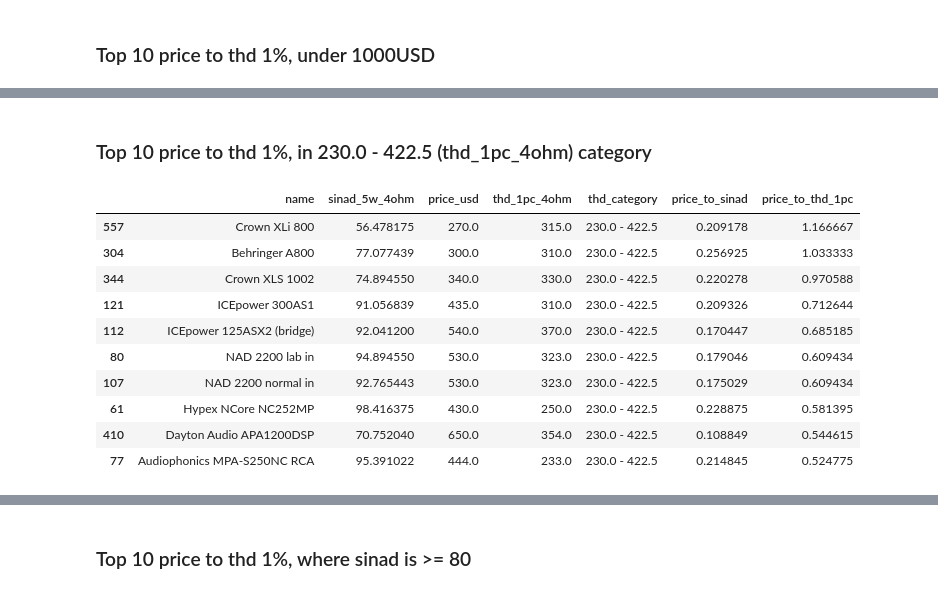
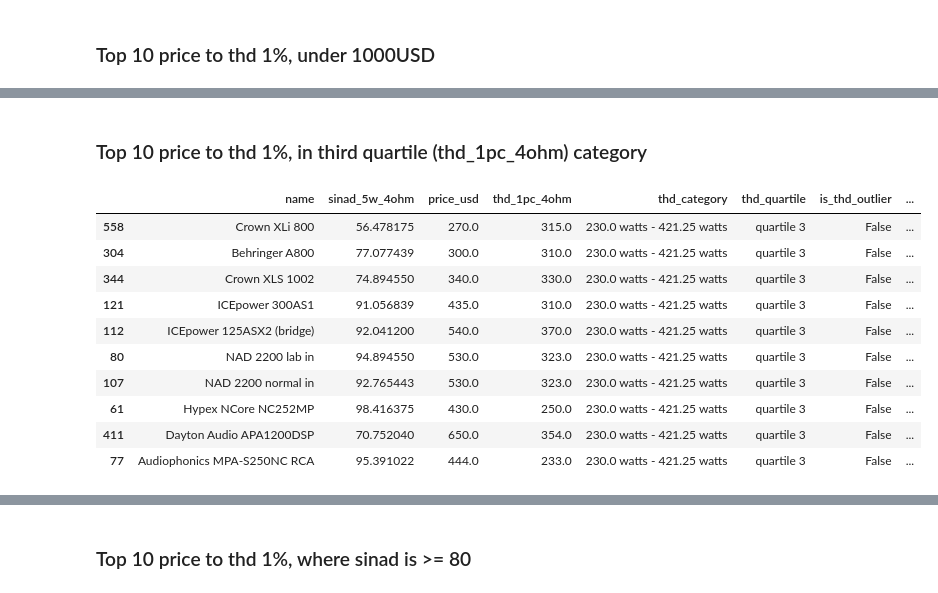
Before and after one commit to danielc92/hifi-analysis, a Jupyter notebook: parts analysis.ipynb, the cells around one changed output, grey strips where cells are left out. Saved outputs shown, nothing was run; the diff lists cells and outputs as text; code cells hidden in the pictures.

```diff
--- a/parts analysis.ipynb
+++ b/parts analysis.ipynb
@@ -61,15 +61,41 @@ describe
 first_quartile_thd_bound = describe.loc["25%", "thd_1pc_4ohm"]
 second_quartile_thd_bound = describe.loc["50%", "thd_1pc_4ohm"]
 third_quartile_thd_bound = describe.loc["75%", "thd_1pc_4ohm"]
+# %%
+# an outlier is any number less than or greater than .
+interquartile_range = third_quartile_thd_bound - first_quartile_thd_bound
+lower_bound_outlier = first_quartile_thd_bound - (1.5 * interquartile_range)
+upper_bound_outlier = third_quartile_thd_bound + (1.5 * interquartile_range)
+
+def is_thd_outlier(thd):
+    if thd > upper_bound_outlier or thd < lower_bound_outlier:
+        return True
+    return False
 # %%
+quartile_dict = {
+    "Q1": f"0 - {first_quartile_thd_bound} watts",
+    "Q2": f"{first_quartile_thd_bound} watts - {second_quartile_thd_bound} watts",
+    "Q3": f"{second_quartile_thd_bound} watts - {third_quartile_thd_bound} watts",
+    "Q4": f"{third_quartile_thd_bound} watts and above"
+}
+
 def parse_thd_category(thd):
     if (thd < first_quartile_thd_bound):
-        return f"0 - {first_quartile_thd_bound}"
+        return quartile_dict["Q1"]
     elif (thd < second_quartile_thd_bound):
-        return f"{first_quartile_thd_bound} - {second_quartile_thd_bound}"
+        return quartile_dict["Q2"]
     elif (thd < third_quartile_thd_bound):
-        return f"{second_quartile_thd_bound} - {third_quartile_thd_bound}"
-    return f"{third_quartile_thd_bound} and above"
+        return quartile_dict["Q3"]
+    return quartile_dict["Q4"]
+
+def parse_thd_category_as_quartile(thd):
+    if (thd < first_quartile_thd_bound):
+        return "quartile 1"
+    elif (thd < second_quartile_thd_bound):
+        return "quartile 2"
+    elif (thd < third_quartile_thd_bound):
+        return "quartile 3"
+    return "quartile 4"
 # %%
 def parse_usd(price):
     parsed = re.match("^\d+",  str(price))
@@ -96,6 +124,8 @@ data["price_usd"] = data["price_usd"].apply(parse_usd)
 data = data[data["price_usd"] > 0]
 # %%
 data["thd_category"] = data["thd_1pc_4ohm"].apply(parse_thd_category)
+data["thd_quartile"] = data["thd_1pc_4ohm"].apply(parse_thd_category_as_quartile)
+data["is_thd_outlier"] = data["thd_1pc_4ohm"].apply(is_thd_outlier)
 # %%
 data["price_to_sinad"] = data.apply(lambda x: x.sinad_5w_4ohm / x.price_usd, axis=1)
 data["price_to_thd_1pc"] = data.apply(lambda x: x.thd_1pc_4ohm / x.price_usd, axis=1)
@@ -283,18 +335,19 @@ data[
 # %% [markdown]
-### Top 10 price to thd 1%, in 230.0 - 422.5 (thd_1pc_4ohm) category
+### Top 10 price to thd 1%, in third quartile (thd_1pc_4ohm) category
 # %%
-data[
-    data["thd_category"] == "230.0 - 422.5"
+subset = data[
+    data["thd_quartile"] == "quartile 3"
 ].sort_values("price_to_thd_1pc", ascending=False).head(10)
+subset
 # %% [output]
-|  | name | sinad_5w_4ohm | price_usd | thd_1pc_4ohm | thd_category | price_to_sinad | price_to_thd_1pc |
-| 557 | Crown XLi 800 | 56.478175 | 270.0 | 315.0 | 230.0 - 422.5 | 0.209178 | 1.166667 |
-| 304 | Behringer A800 | 77.077439 | 300.0 | 310.0 | 230.0 - 422.5 | 0.256925 | 1.033333 |
-| 344 | Crown XLS 1002 | 74.894550 | 340.0 | 330.0 | 230.0 - 422.5 | 0.220278 | 0.970588 |
-| 121 | ICEpower 300AS1 | 91.056839 | 435.0 | 310.0 | 230.0 - 422.5 | 0.209326 | 0.712644 |
-| 112 | ICEpower 125ASX2 (bridge) | 92.041200 | 540.0 | 370.0 | 230.0 - 422.5 | 0.170447 | 0.685185 |
-| 80 | NAD 2200 lab in | 94.894550 | 530.0 | 323.0 | 230.0 - 422.5 | 0.179046 | 0.609434 |
-| 107 | NAD 2200 normal in | 92.765443 | 530.0 | 323.0 | 230.0 - 422.5 | 0.175029 | 0.609434 |
-| 61 | Hypex NCore NC252MP | 98.416375 | 430.0 | 250.0 | 230.0 - 422.5 | 0.228875 | 0.581395 |
-| 410 | Dayton Audio APA1200DSP | 70.752040 | 650.0 | 354.0 | 230.0 - 422.5 | 0.108849 | 0.544615 |
-| 77 | Audiophonics MPA-S250NC RCA | 95.391022 | 444.0 | 233.0 | 230.0 - 422.5 | 0.214845 | 0.524775 |
+|  | name | sinad_5w_4ohm | price_usd | thd_1pc_4ohm | thd_category | thd_quartile | is_thd_outlier | ... |
+| 558 | Crown XLi 800 | 56.478175 | 270.0 | 315.0 | 230.0 watts - 421.25 watts | quartile 3 | False | ... |
+| 304 | Behringer A800 | 77.077439 | 300.0 | 310.0 | 230.0 watts - 421.25 watts | quartile 3 | False | ... |
+| 344 | Crown XLS 1002 | 74.894550 | 340.0 | 330.0 | 230.0 watts - 421.25 watts | quartile 3 | False | ... |
+| 121 | ICEpower 300AS1 | 91.056839 | 435.0 | 310.0 | 230.0 watts - 421.25 watts | quartile 3 | False | ... |
+| 112 | ICEpower 125ASX2 (bridge) | 92.041200 | 540.0 | 370.0 | 230.0 watts - 421.25 watts | quartile 3 | False | ... |
+| 80 | NAD 2200 lab in | 94.894550 | 530.0 | 323.0 | 230.0 watts - 421.25 watts | quartile 3 | False | ... |
+| 107 | NAD 2200 normal in | 92.765443 | 530.0 | 323.0 | 230.0 watts - 421.25 watts | quartile 3 | False | ... |
+| 61 | Hypex NCore NC252MP | 98.416375 | 430.0 | 250.0 | 230.0 watts - 421.25 watts | quartile 3 | False | ... |
+| 411 | Dayton Audio APA1200DSP | 70.752040 | 650.0 | 354.0 | 230.0 watts - 421.25 watts | quartile 3 | False | ... |
+| 77 | Audiophonics MPA-S250NC RCA | 95.391022 | 444.0 | 233.0 | 230.0 watts - 421.25 watts | quartile 3 | False | ... |
```
Also changed, not shown: parts of 33 cells of this notebook, 14 other files.
